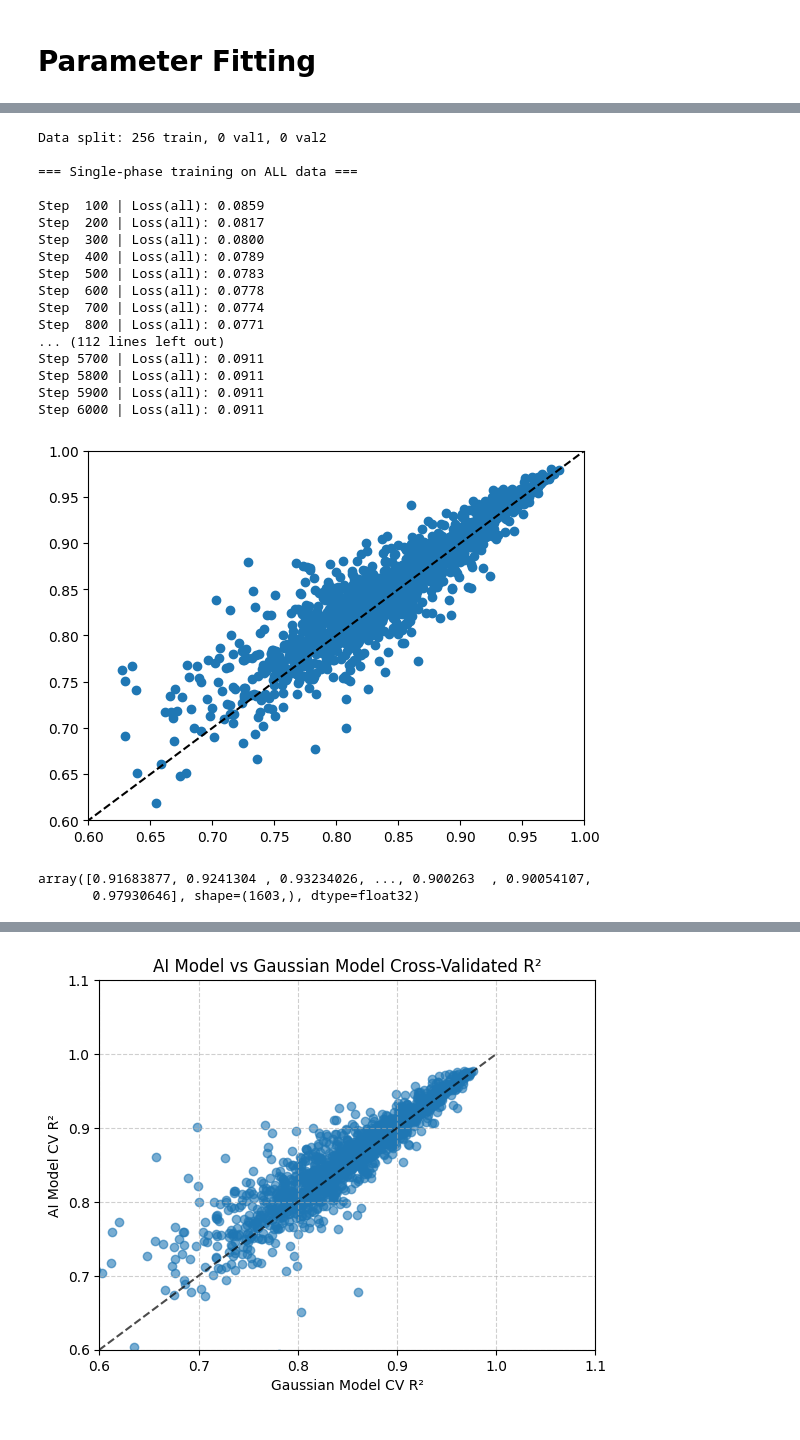
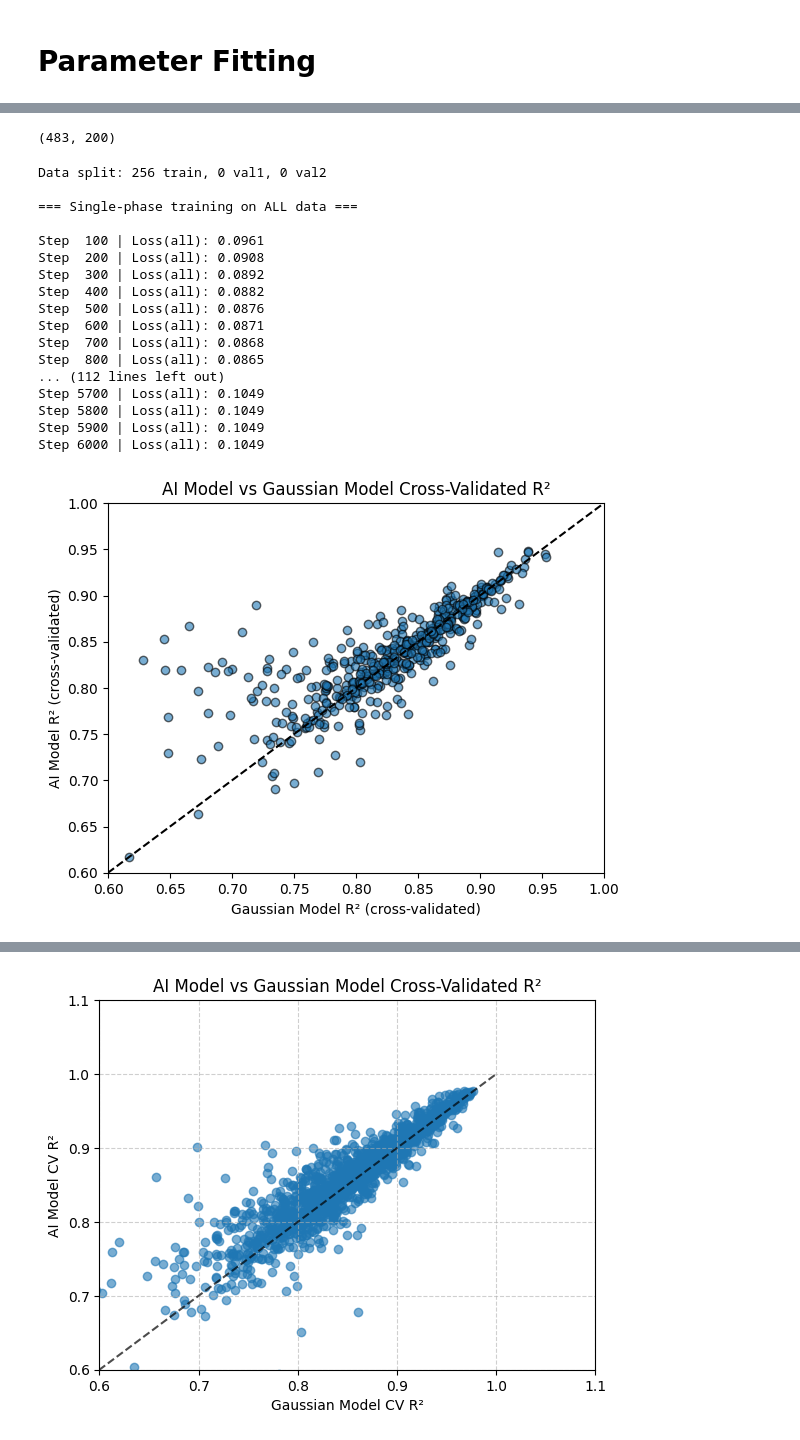
Before and after one commit to reillytilbury/EDGAR, a Jupyter notebook: figures/1A_tuning_curves.ipynb, the cells around one changed output, grey strips where cells are left out. Drawn from its saved outputs; the diff is of its cells as text; code cells hidden in the pictures.

Commit message:
tuning curves analysis

```diff
--- a/figures/1A_tuning_curves.ipynb
+++ b/figures/1A_tuning_curves.ipynb
@@ -379,10 +401,18 @@ def parameter_estimator_single(stimuli, spike_counts):
 # %%
 data_dict = {'stringer_1': {'read_dir': '/home/reilly/Downloads/8279387/gratings_drifting_GT1_2019_04_12_1.npy',
                           'save_dir': '/home/reilly/Desktop/ai_scientist_paper/cvpca_data/stringer1/'},
+            'stringer_1_static': {'read_dir': '/home/reilly/Downloads/8279387/gratings_static_GT1_2019_04_17_1.npy',
+                                 'save_dir': '/home/reilly/Desktop/ai_scientist_paper/cvpca_data/stringer1_static/'},
             'stringer_2': {'read_dir': '/home/reilly/Downloads/8279387/gratings_drifting_GT2_2019_04_05_1.npy',
                           'save_dir': '/home/reilly/Desktop/ai_scientist_paper/cvpca_data/stringer2/'},
+            'stringer_2_static': {'read_dir': '/home/reilly/Downloads/8279387/gratings_static_GT2_2019_04_17_1.npy',
+                                 'save_dir': '/home/reilly/Desktop/ai_scientist_paper/cvpca_data/stringer2_static/'},
             'stringer_3': {'read_dir': '/home/reilly/Downloads/8279387/gratings_drifting_GT3_2019_04_05_1.npy',
                           'save_dir': '/home/reilly/Desktop/ai_scientist_paper/cvpca_data/stringer3/'},
+            'stringer_3_static': {'read_dir': '/home/reilly/Downloads/8279387/gratings_static_GT3_2019_04_17_1.npy',
+                                 'save_dir': '/home/reilly/Desktop/ai_scientist_paper/cvpca_data/stringer3_static/'},
+            'stringer_static_monocular': {'read_dir': '/home/reilly/Downloads/8279387/gratings_static_TX38_2019_05_02_2.npy',
+                                         'save_dir': '/home/reilly/Desktop/ai_scientist_paper/cvpca_data/stringer_static_monocular/'},
             'stringer_random_phase': {'read_dir': '/home/reilly/Downloads/8279387/static_sin_rand_TX34_2019_10_21_1.npy',
                                      'save_dir': '/home/reilly/Desktop/ai_scientist_paper/cvpca_data/stringer_random_phase/'},
             'jacob_bz16': {'read_dir': [['/home/reilly/Desktop/jacob data/bz16/BZ016_2025-06-24_1_dspikes.npy'],
@@ -397,13 +427,14 @@ data_dict = {'stringer_1': {'read_dir': '/home/reilly/Downloads/8279387/gratings
                            'save_dir': '/home/reilly/Desktop/ai_scientist_paper/cvpca_data/jacob_bz15/'},
             'ali': {'read_dir': ['/home/reilly/Desktop/ali data/stim_sequence.npy','/home/reilly/Desktop/ali data/stim_resps.npy'],
                     'save_dir': '/home/reilly/Desktop/ai_scientist_paper/cvpca_data/ali/'}}
-dataset_name = 'stringer_1'
+dataset_name = 'stringer_2_static'
 response, angles = utils.load_data(data_dir = data_dict[dataset_name]['read_dir'],
                                    data_type=dataset_name.split('_')[0],
                                    conc_thresh=0.4,
                                    activity_thresh=0,
                                    signal_fraction_thresh=0.9,
                                    n_bins=256, min_repeats=6,
+                                   n_pcs=0,
                                    shuffle=True)
 
 signal_fractions = utils.unbiased_signal_fraction(response)[0]
@@ -414,7 +445,7 @@ Selected 1603 / 5191 cells with signal fraction > 0.9.
 # choose 9 random cells to plot fits for
 n_cells = response.shape[1]
 random_cells = np.random.choice(n_cells, size=9, replace=False)
-n_bins = 128  # Number of bins for binned means
+n_bins = 72  # Number of bins for binned means
 bin_edges = np.linspace(0, 2 * np.pi, n_bins + 1)
 bin_centers = (bin_edges[:-1] + bin_edges[1:]) / 2
 
@@ -474,3 +555,7 @@ Angles double shape: (128,)
+# %%
+R_test_proj.shape
+# %% [output]
+(483, 200)
 # %%
 # # get results for double wrapped data on single peak model
 # results_double = utils.train_simplified(
@@ -538,19 +623,19 @@ Data split: 256 train, 0 val1, 0 val2
 
 === Single-phase training on ALL data ===
 
-Step  100 | Loss(all): 0.0859
-Step  200 | Loss(all): 0.0817
-Step  300 | Loss(all): 0.0800
-Step  400 | Loss(all): 0.0789
-Step  500 | Loss(all): 0.0783
-Step  600 | Loss(all): 0.0778
-Step  700 | Loss(all): 0.0774
-Step  800 | Loss(all): 0.0771
+Step  100 | Loss(all): 0.0961
+Step  200 | Loss(all): 0.0908
+Step  300 | Loss(all): 0.0892
+Step  400 | Loss(all): 0.0882
+Step  500 | Loss(all): 0.0876
+Step  600 | Loss(all): 0.0871
+Step  700 | Loss(all): 0.0868
+Step  800 | Loss(all): 0.0865
 ... (112 lines left out)
-Step 5700 | Loss(all): 0.0911
-Step 5800 | Loss(all): 0.0911
-Step 5900 | Loss(all): 0.0911
-Step 6000 | Loss(all): 0.0911
+Step 5700 | Loss(all): 0.1049
+Step 5800 | Loss(all): 0.1049
+Step 5900 | Loss(all): 0.1049
+Step 6000 | Loss(all): 0.1049
 # %%
 # # Example setup
 # # cells = [1485, 242, 1449, np.random.randint(n_cells)]
@@ -635,15 +720,13 @@ def compute_r2(y_true, y_pred):
 r2_ai = np.array([compute_r2(R_test[i], neuron_model(angles, *params[i])) for i in range(n_cells)])
 r2_gauss = np.array([compute_r2(R_test[i], neuron_model_gauss(angles, *params_gauss[i])) for i in range(n_cells)])
 # %%
-plt.scatter(r2_gauss, r2_ai)
+plt.scatter(r2_gauss, r2_ai, alpha=0.6, edgecolors='k')
 plt.plot([0, 1], [0, 1], 'k', linestyle='--')
 plt.xlim(0.6, 1)
 plt.ylim(0.6, 1)
+plt.xlabel('Gaussian Model R² (cross-validated)')
+plt.ylabel('AI Model R² (cross-validated)')
+plt.title('AI Model vs Gaussian Model Cross-Validated R²')
 plt.show()
 # %% [output]
-[figure, old version]
+[figure, new version]
-# %%
-signal_fractions
-# %% [output]
-array([0.91683877, 0.9241304 , 0.93234026, ..., 0.900263  , 0.90054107,
-       0.97930646], shape=(1603,), dtype=float32)
```
Also changed, not shown: parts of 11 cells of this notebook, 1 other file.
